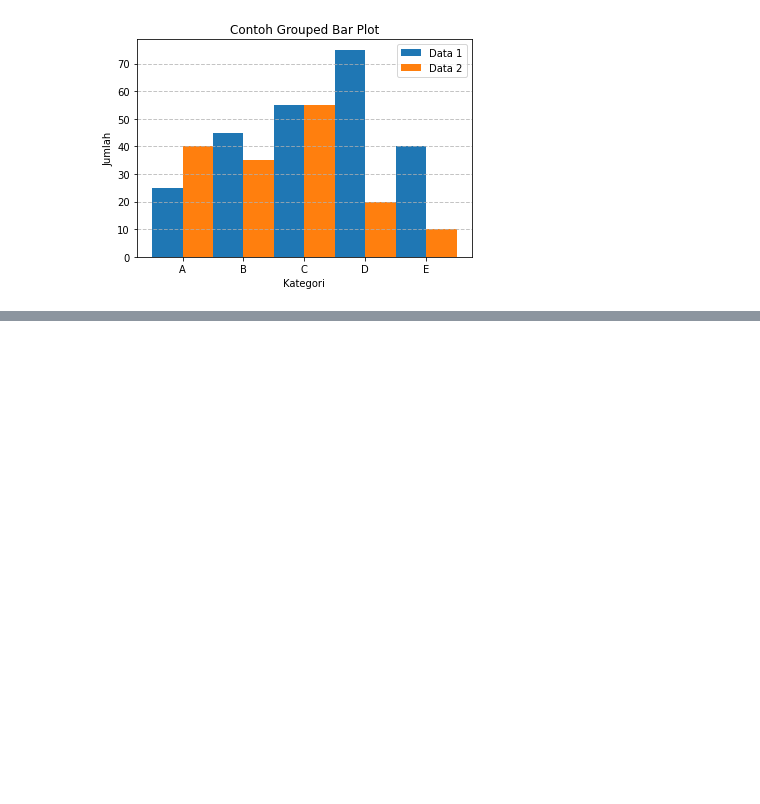
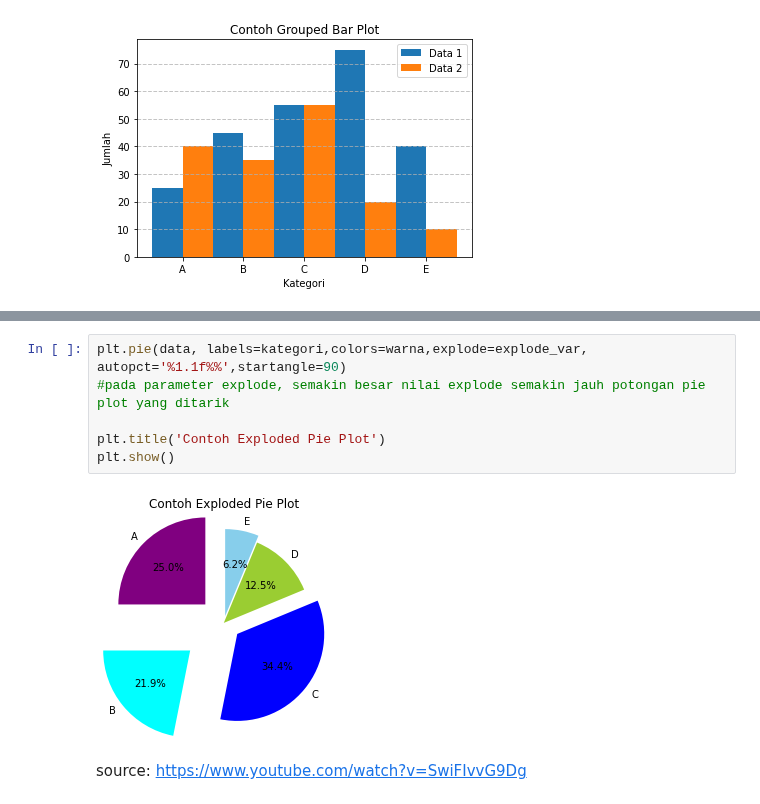
Before and after one commit to MarkvinsonAvatara/Matplotlib_learn, a Jupyter notebook: MatplotlibLearnWeek4.ipynb, the cells around one changed output, grey strips where cells are left out. Drawn from its saved outputs; the diff is of its cells as text; blank space fills up the shorter version.

```diff
--- a/MatplotlibLearnWeek4.ipynb
+++ b/MatplotlibLearnWeek4.ipynb
@@ -165,0 +223,10 @@ plt.show()
+# %%
+plt.pie(data, labels=kategori,colors=warna,explode=explode_var, autopct='%1.1f%%',startangle=90)
+#pada parameter explode, semakin besar nilai explode semakin jauh potongan pie plot yang ditarik
+
+plt.title('Contoh Exploded Pie Plot')
+plt.show()
+# %% [output]
+[figure, added]
+# %% [markdown]
+source: https://www.youtube.com/watch?v=SwiFIvvG9Dg
```
Also changed, not shown: parts of 12 cells of this notebook.
